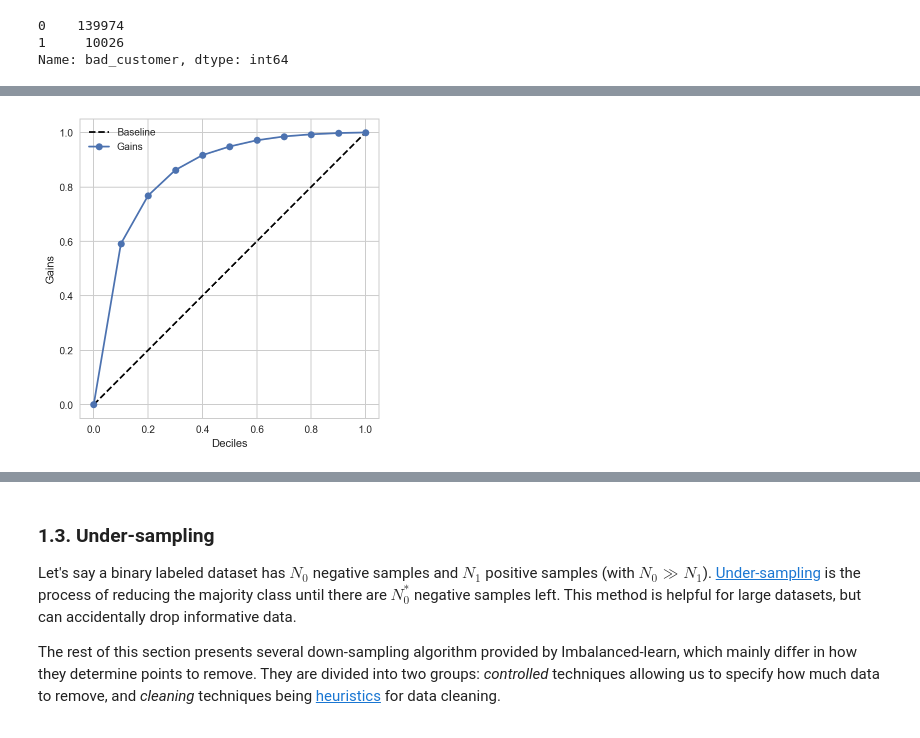
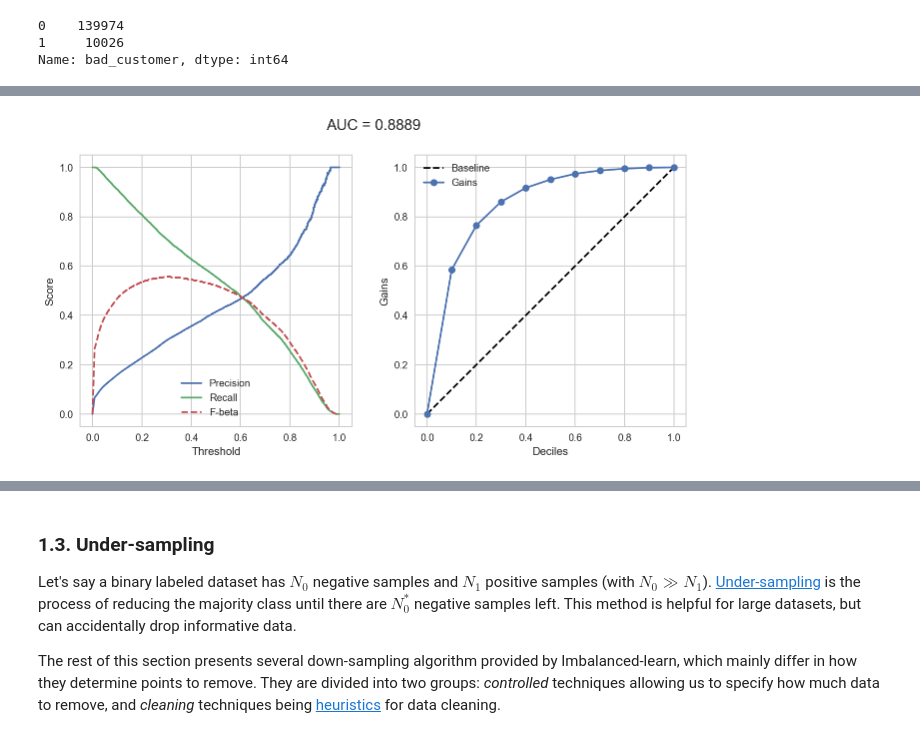
Before and after one commit to hungpq7/tabular-book, a Jupyter notebook: 07-tabular-learning/imblearn-targeted-modeling.ipynb, the cells around one changed output, grey strips where cells are left out. Drawn from its saved outputs; the diff is of its cells as text; code cells hidden in the pictures.

```diff
--- a/07-tabular-learning/imblearn-targeted-modeling.ipynb
+++ b/07-tabular-learning/imblearn-targeted-modeling.ipynb
@@ -380,4 +377,15 @@ plotPRChart(y, yProb)
-# %%
-plotCumulativeGains(y, yProb)
-# %% [output]
-[figure, removed]
+# %%
+fl = FocalLoss(alpha=0.25, gamma=2)
+d = lgb.Dataset(x, y, init_score=np.full_like(y, fl.init_score(y), dtype=float))
+
+model = lgb.train(params=dict(verbose=-1), train_set=d, fobj=fl.lgb_obj)
+yProb = special.expit(fl.init_score(y) + model.predict(x)*3)
+
+auc = AUC(y, yProb)
+fig, ax = plt.subplots(ncols=2, figsize=(11,5), sharex=True)
+plotPRChart(y, yProb, ax=ax[0], beta=2)
+plotCumulativeGains(y, yProb, ax=ax[1])
+fig.suptitle(f'AUC = {auc:.4f}', fontsize=15)
+plt.show()
+# %% [output]
+[figure, added]
```
Also changed, not shown: parts of 35 cells of this notebook, 4 other files.
